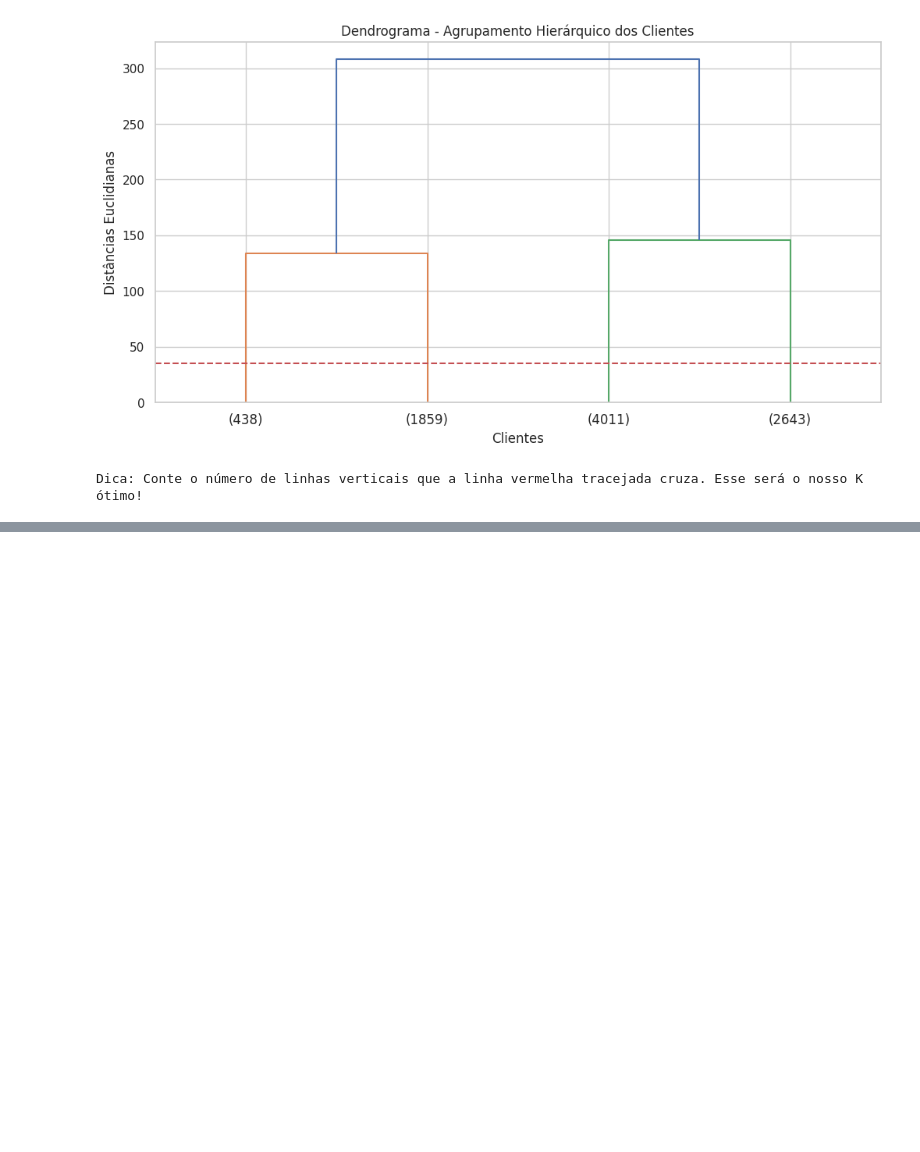
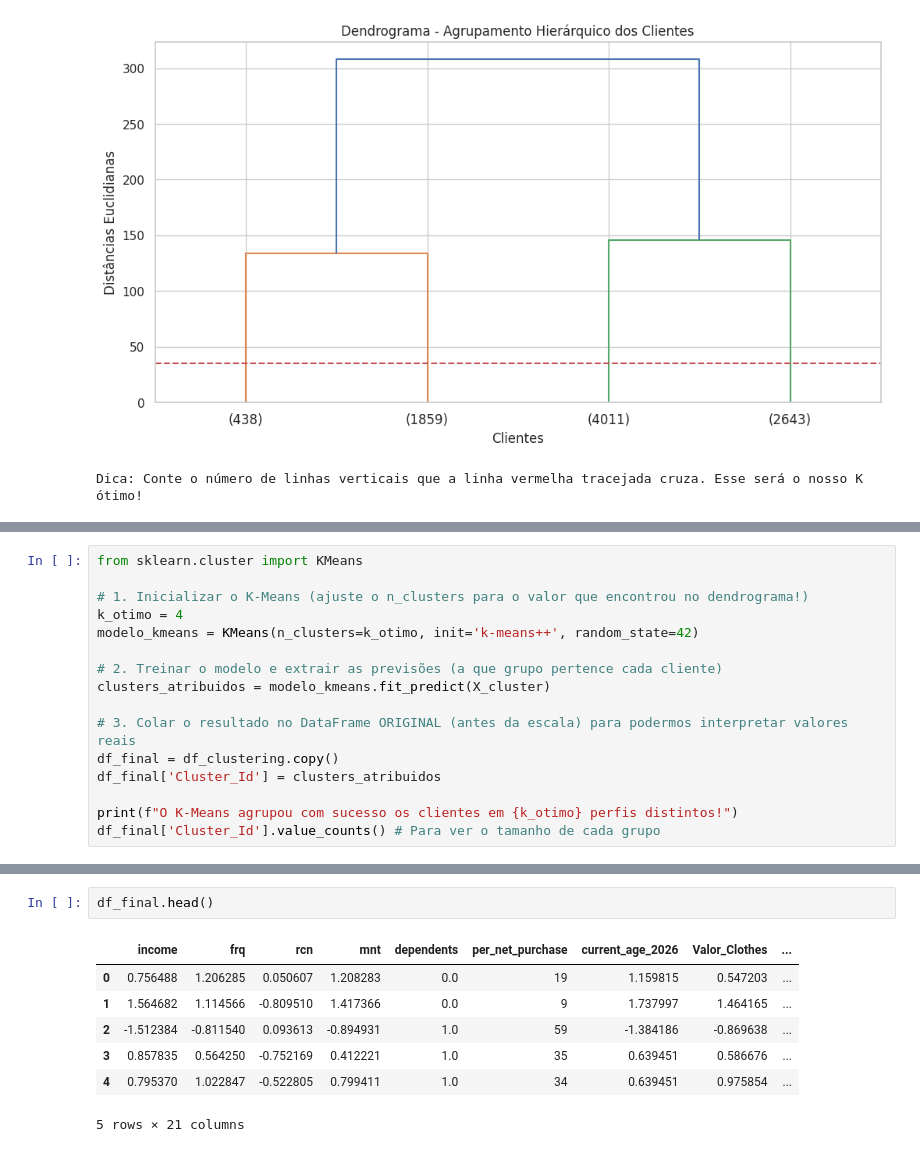
Before and after one commit to MPCCoder/Data-Science-e-Modelos-Preditivos, a Jupyter notebook: Data_Science_e_Modelos_Preditivos_Lab5.ipynb, the cells around one changed output, grey strips where cells are left out. Saved outputs shown, nothing was run; the diff lists cells and outputs as text; blank space fills up the shorter version.

```diff
--- a/Data_Science_e_Modelos_Preditivos_Lab5.ipynb
+++ b/Data_Science_e_Modelos_Preditivos_Lab5.ipynb
@@ -742,0 +749,16 @@ Dica: Conte o número de linhas verticais que a linha vermelha tracejada cruza.
+# %%
+from sklearn.cluster import KMeans
+
+# 1. Inicializar o K-Means (ajuste o n_clusters para o valor que encontrou no dendrograma!)
+k_otimo = 4
+modelo_kmeans = KMeans(n_clusters=k_otimo, init='k-means++', random_state=42)
+
+# 2. Treinar o modelo e extrair as previsões (a que grupo pertence cada cliente)
+clusters_atribuidos = modelo_kmeans.fit_predict(X_cluster)
+
+# 3. Colar o resultado no DataFrame ORIGINAL (antes da escala) para podermos interpretar valores reais
+df_final = df_clustering.copy()
+df_final['Cluster_Id'] = clusters_atribuidos
+
+print(f"O K-Means agrupou com sucesso os clientes em {k_otimo} perfis distintos!")
+df_final['Cluster_Id'].value_counts() # Para ver o tamanho de cada grupo
@@ -742,0 +779,10 @@ Dica: Conte o número de linhas verticais que a linha vermelha tracejada cruza.
+# %%
+df_final.head()
+# %% [output]
+|  | income | frq | rcn | mnt | dependents | per_net_purchase | current_age_2026 | Valor_Clothes | ... |
+| 0 | 0.756488 | 1.206285 | 0.050607 | 1.208283 | 0.0 | 19 | 1.159815 | 0.547203 | ... |
+| 1 | 1.564682 | 1.114566 | -0.809510 | 1.417366 | 0.0 | 9 | 1.737997 | 1.464165 | ... |
+| 2 | -1.512384 | -0.811540 | 0.093613 | -0.894931 | 1.0 | 59 | -1.384186 | -0.869638 | ... |
+| 3 | 0.857835 | 0.564250 | -0.752169 | 0.412221 | 1.0 | 35 | 0.639451 | 0.586676 | ... |
+| 4 | 0.795370 | 1.022847 | -0.522805 | 0.799411 | 1.0 | 34 | 0.639451 | 0.975854 | ... |
+5 rows × 21 columns
```
Also changed, not shown: parts of 4 cells of this notebook.
